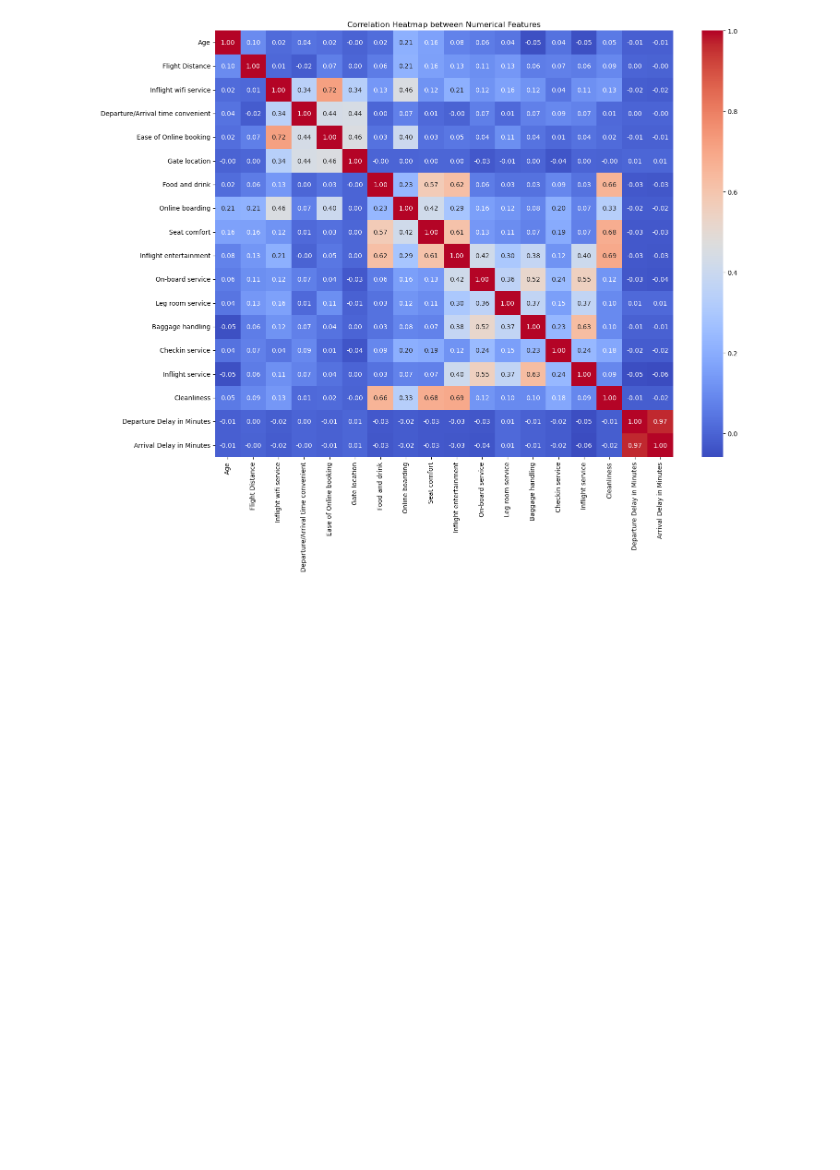
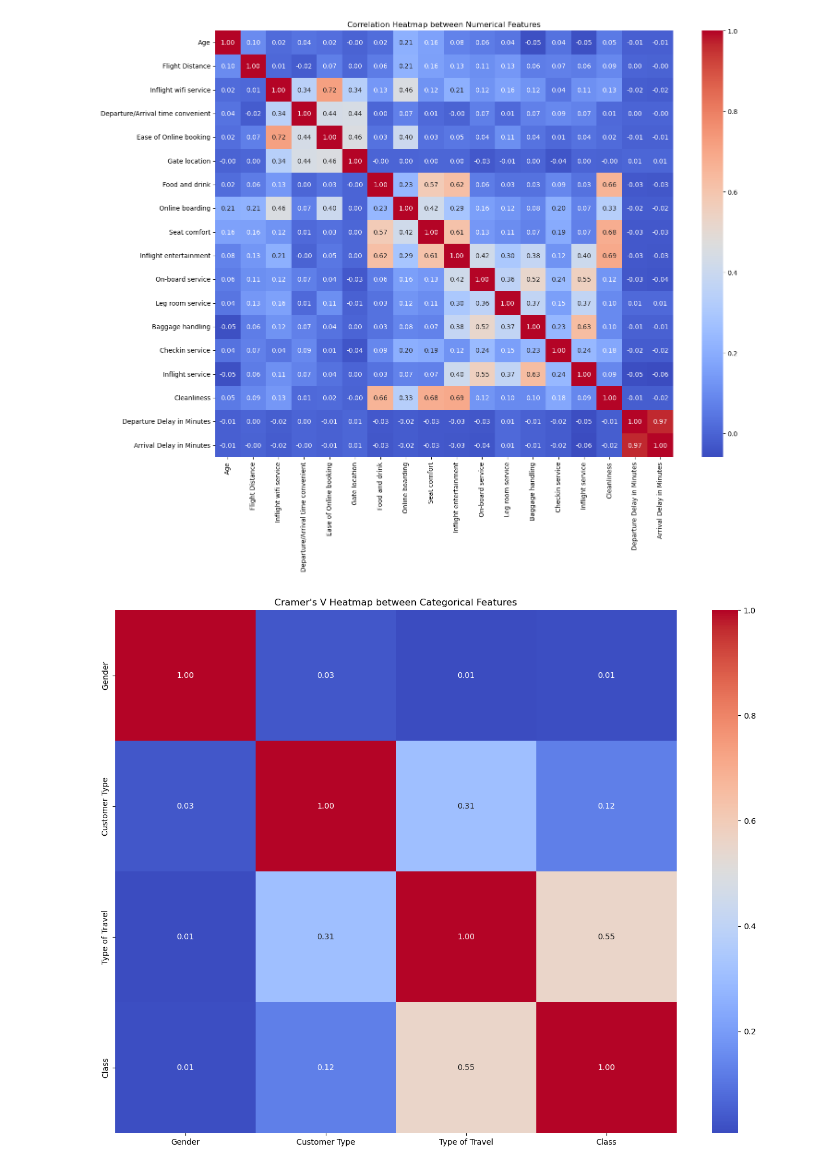
Before and after one commit to cURL-faraz/DecisionTree, a Jupyter notebook: docs/eda.ipynb, the cells around one changed output. Drawn from its saved outputs; the diff is of its cells as text; code cells hidden in the pictures; blank space fills up the shorter version.

Commit message:
feat: add Cramer's V correlation analysis for categorical features with heatmap visualization

```diff
--- a/docs/eda.ipynb
+++ b/docs/eda.ipynb
@@ -345,3 +345,42 @@ def numericals_correlation():
 numericals_correlation()
 # %% [output]
 [figure]
+# %%
+# Computes Cramér's V correlation matrix for all categorical (descriptive) features
+# and visualizes it as a heatmap.
+
+from scipy.stats import chi2_contingency
+
+from math import sqrt
+
+def cramer_vmatrix_generation():
+
+    v_matrix = {}
+
+    for feat_1 in list(columns_data_type["Descriptive"].keys())[:-1]:
+        v_matrix[feat_1] = []
+        for feat_2 in list(columns_data_type["Descriptive"].keys())[:-1]:
+            if feat_1 == feat_2 :
+                v_matrix[feat_1].append(1.0)
+            else :
+                table = [[] for _ in range(descriptive_df.loc[feat_1,"number of categories"])]
+                cnt_1 = 0
+                for category_1 in descriptive_df.loc[feat_1,"categories"]:
+                    cnt_2 = 0
+                    for category_2 in descriptive_df.loc[feat_2,"categories"]:
+                        table[cnt_1].append(dataset[(dataset[feat_1] == category_1) & (dataset[feat_2] == category_2)].shape[0])
+                        cnt_2 += 1
+                    cnt_1 += 1
+                chi2 , p , dof , expected = chi2_contingency(table)
+                v_matrix[feat_1].append(sqrt(chi2 / ((min(cnt_1,cnt_2)-1)*dataset.shape[0])))
+
+    v_matrix = pd.DataFrame(v_matrix , index = list(columns_data_type["Descriptive"].keys())[:-1])
+    plt.figure(figsize = (16,12))
+    sns.heatmap(v_matrix , annot = True , cmap = "coolwarm" , fmt = ".2f")
+    plt.title("Cramer's V Heatmap between Categorical Features")
+    plt.show()
+
+
+cramer_vmatrix_generation()
+# %% [output]
+[figure, added]
```
